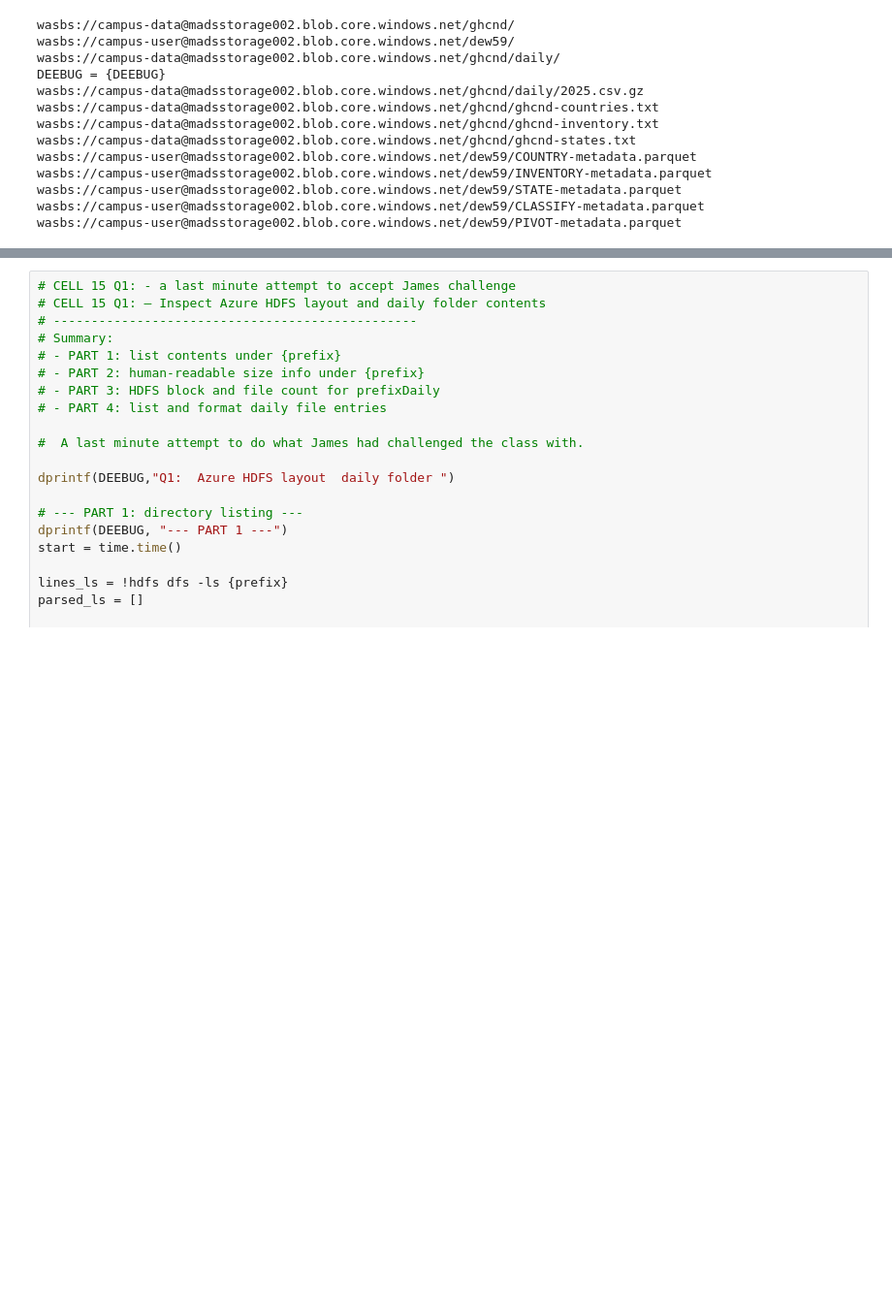
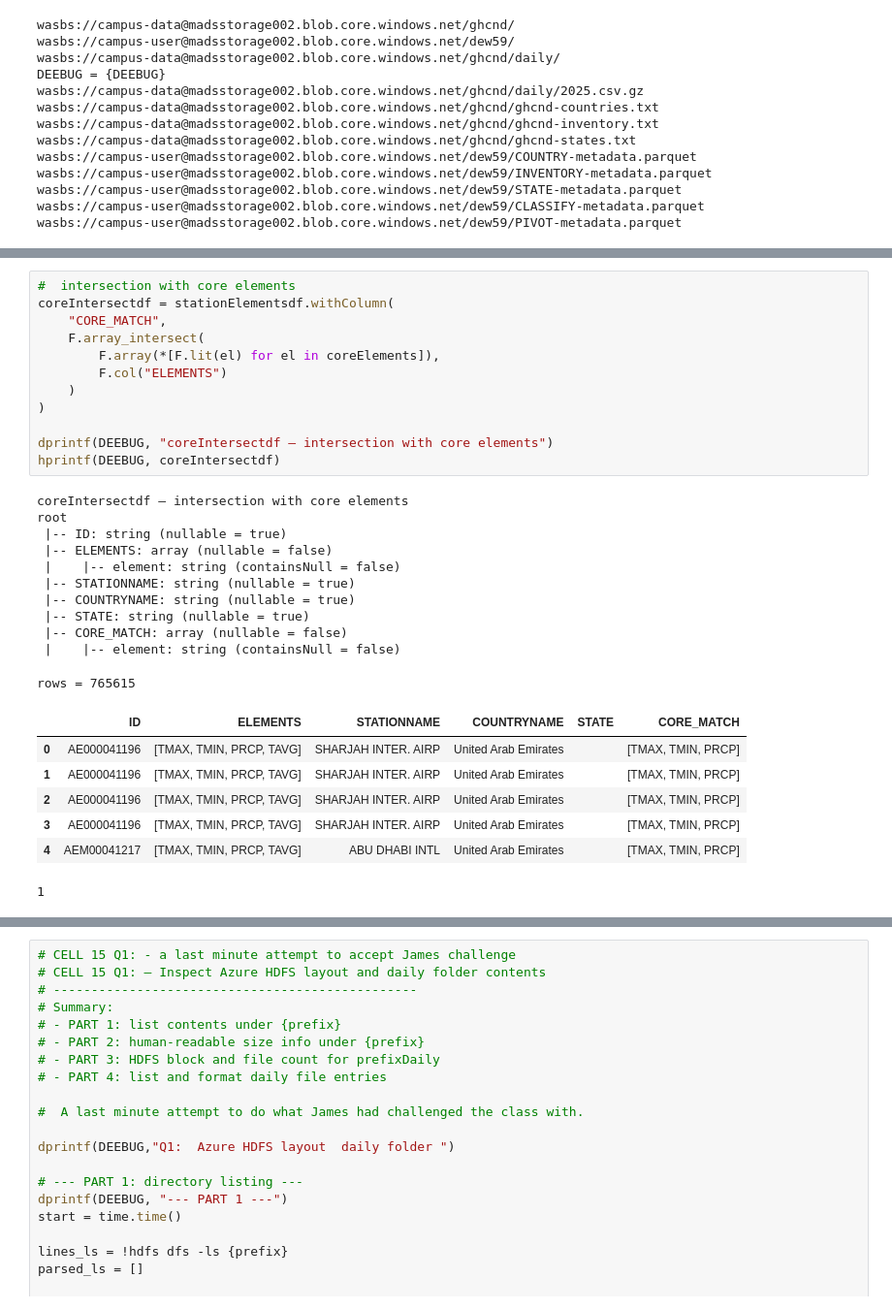
Before and after one commit to david-ewing-nz/ghcn-spark-analysis, a Jupyter notebook: notebooks/01_ghcn2_explore.ipynb, the cells around one changed output, grey strips where cells are left out. Shown at 97% size. Drawn from its saved outputs; the diff is of its cells as text; blank space fills up the shorter version.

```diff
--- a/notebooks/01_ghcn2_explore.ipynb
+++ b/notebooks/01_ghcn2_explore.ipynb
@@ -1207,0 +1331,31 @@ AnalysisException: [UNRESOLVED_COLUMN.WITH_SUGGESTION] A column or function para
+# %%
+#  intersection with core elements
+coreIntersectdf = stationElementsdf.withColumn(
+    "CORE_MATCH",
+    F.array_intersect(
+        F.array(*[F.lit(el) for el in coreElements]),
+        F.col("ELEMENTS")
+    )
+)
+
+dprintf(DEEBUG, "coreIntersectdf – intersection with core elements")
+hprintf(DEEBUG, coreIntersectdf)
+# %% [output]
+coreIntersectdf – intersection with core elements
+root
+ |-- ID: string (nullable = true)
+ |-- ELEMENTS: array (nullable = false)
+ |    |-- element: string (containsNull = false)
+ |-- STATIONNAME: string (nullable = true)
+ |-- COUNTRYNAME: string (nullable = true)
+ |-- STATE: string (nullable = true)
+ |-- CORE_MATCH: array (nullable = false)
+ |    |-- element: string (containsNull = false)
+rows = 765615
+|  | ID | ELEMENTS | STATIONNAME | COUNTRYNAME | STATE | CORE_MATCH |
+| 0 | AE000041196 | [TMAX, TMIN, PRCP, TAVG] | SHARJAH INTER. AIRP | United Arab Emirates |  | [TMAX, TMIN, PRCP] |
+| 1 | AE000041196 | [TMAX, TMIN, PRCP, TAVG] | SHARJAH INTER. AIRP | United Arab Emirates |  | [TMAX, TMIN, PRCP] |
+| 2 | AE000041196 | [TMAX, TMIN, PRCP, TAVG] | SHARJAH INTER. AIRP | United Arab Emirates |  | [TMAX, TMIN, PRCP] |
+| 3 | AE000041196 | [TMAX, TMIN, PRCP, TAVG] | SHARJAH INTER. AIRP | United Arab Emirates |  | [TMAX, TMIN, PRCP] |
+| 4 | AEM00041217 | [TMAX, TMIN, PRCP, TAVG] | ABU DHABI INTL | United Arab Emirates |  | [TMAX, TMIN, PRCP] |
+1
```
Also changed, not shown: parts of 28 cells of this notebook.
